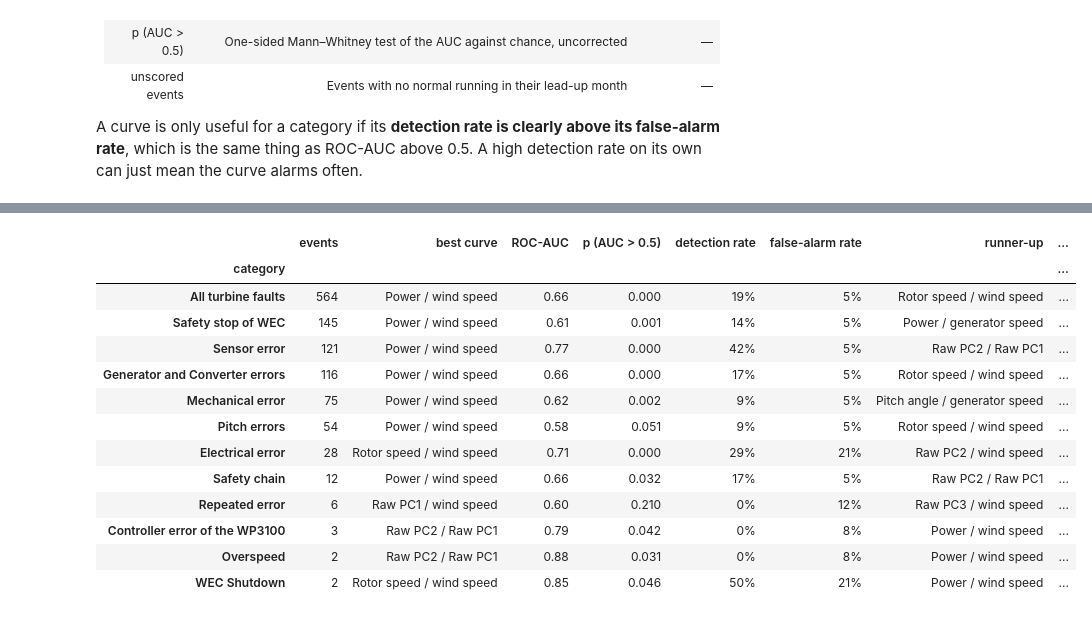
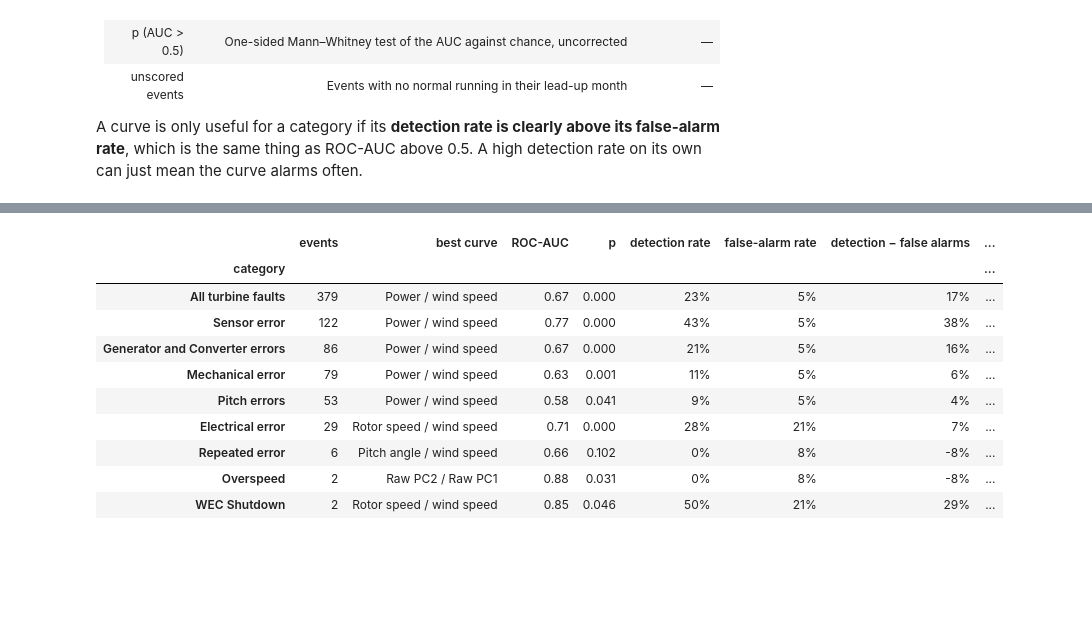
Before and after one commit to bacon274/windAnalysis, a Jupyter notebook: population_form_penmanshiel.ipynb, the cells around one changed output, grey strips where cells are left out. Drawn from its saved outputs; the diff is of its cells as text; code cells hidden in the pictures; blank space fills up the shorter version.

```diff
--- a/population_form_penmanshiel.ipynb
+++ b/population_form_penmanshiel.ipynb
@@ -907,20 +912,30 @@ BENCH_STEP = 1                        # days between novelty checks (1 = a check
 BENCH_FILTER = "Normal operation only"  # only normal running is scored: stops, derates, warnings, restarts excluded
 BENCH_LEAD_DAYS = 30                  # an event counts as detected if any check in this many days before it alarms
 BENCH_MERGE_HOURS = 24                # turbine-fault stops this close to the previous one are one event
-BENCH_PERIOD = "test"
+BENCH_MIN_CONFIDENCE = "Medium"       # fault labels: stops at or above this vote confidence (pm.fault_stop_confidence); "Low" = all
+BENCH_EXCLUDE_CATEGORIES = ["Safety stop of WEC", "Safety chain"]  # not used as fault labels (mostly storm or on-site stops)
+BENCH_PERIOD = "test"                 # a SPLIT name ("test" = Jun 2020 to the end), or "all" = from commercial operation (Sep 2016)
 BENCH_FILE = pm.DATA_DIR / "analysis" / "form_benchmark_samewin60.parquet"
 RECOMPUTE = False                     # True: rebuild even if a matching saved result exists
 
-_a, _b = (int(gp_days.searchsorted(pd.Timestamp(s))) for s in SPLIT[BENCH_PERIOD])
+_period = ((pm.COMMERCIAL_OPERATION, gp_days[-1] + pd.Timedelta("1D")) if BENCH_PERIOD == "all"
+           else SPLIT[BENCH_PERIOD])
+_a, _b = (int(gp_days.searchsorted(pd.Timestamp(s))) for s in _period)
 bench_checks = np.arange(max(BENCH_W - 1, _a - BENCH_LEAD_DAYS), _b, BENCH_STEP)  # window-end days scored
 _settings = json.dumps(dict(curves=[GP_CURVES[gp_curve(*GP_PRESETS[c])] for c in BENCH_CURVES], W=BENCH_W,
-                            step=BENCH_STEP, filter=BENCH_FILTER, first=int(bench_checks[0]), last=int(bench_checks[-1]),
+                            step=BENCH_STEP, filter=BENCH_FILTER, period=BENCH_PERIOD, first=int(bench_checks[0]), last=int(bench_checks[-1]),
                             n_win=GP_N_WIN, pct=GP_THRESHOLD_PCT, zcap=GP_Z_CAP, fill=GP_MIN_FILL), default=str)
 _meta = BENCH_FILE.with_suffix(".json")
 
-if not RECOMPUTE and BENCH_FILE.exists() and _meta.exists() and json.loads(_meta.read_text()) == json.loads(_settings):
+# A day's novelty doesn't depend on the period (the form uses the other turbines in the same window and the threshold
+# comes from the whole record), so a saved run covering a longer stretch is reused and sliced to the checks needed.
+_core = lambda d: {k: v for k, v in d.items() if k not in ("period", "first", "last")}
+_saved = json.loads(_meta.read_text()) if _meta.exists() else None
+if (not RECOMPUTE and BENCH_FILE.exists() and _saved is not None and _core(_saved) == _core(json.loads(_settings))
+        and _saved["first"] <= bench_checks[0] and _saved["last"] >= bench_checks[-1]):
     bench_nov = pd.read_parquet(BENCH_FILE)
-    print(f"Loaded {BENCH_FILE.name}: {len(bench_nov):,} turbine-day checks")
+    bench_nov = bench_nov[bench_nov["day"].isin(bench_checks)].reset_index(drop=True)
+    print(f"Loaded {BENCH_FILE.name} ({_saved.get('period', '?')} period), using {len(bench_nov):,} turbine-day checks")
 else:
     t_all, rows = time.time(), []
     for curve_name in BENCH_CURVES:
@@ -1185,37 +1307,56 @@ False-alarm rate (share of quiet months with an alarm), by curve: {'Power / wind
 # %%
-# Best state curve for each fault category: highest ROC-AUC, with the runner-up for comparison.
+# Best state curve for each fault category, by ROC-AUC and by detection rate, with the runner-up for comparison.
+from scipy.stats import fisher_exact
+
 BEST_MIN_EVENTS = 10   # categories with fewer scored events are listed but flagged as too small to judge
 
 
-def best_curves(table, by):
+def best_curves(table, by, metric="ROC-AUC"):
+    """Top curve per level of `by` by `metric`.
+
+    Significance: for ROC-AUC, the one-sided Mann-Whitney p (AUC > 0.5). For detection rate, a one-sided Fisher
+    exact test that the detection rate exceeds the false-alarm rate (events vs quiet months alarming in the month).
+    """
     rows = []
     for lvl, g in table.groupby(level=by, sort=False):
-        g = g.droplevel(by).sort_values("ROC-AUC", ascending=False)
+        g = g.droplevel(by).sort_values([metric, "ROC-AUC"], ascending=False)
+        if g["events"].max() == 0:
+            continue  # no scored events in this category
         top, second = g.iloc[0], g.iloc[1]
+        if metric == "ROC-AUC":
+            p = top["p (AUC > 0.5)"]
+        else:
+            p = fisher_exact([[int(top.TP), int(top.FN)], [int(top.FP), int(top.TN)]], alternative="greater").pvalue
         n = int(top["events"])
-        verdict = ("too few events" if n < BEST_MIN_EVENTS
-                   else "significant" if top["p (AUC > 0.5)"] < 0.05 else "not significant")
-        rows.append({by: lvl, "events": n, "best curve": g.index[0], "ROC-AUC": top["ROC-AUC"],
-                     "p (AUC > 0.5)": top["p (AUC > 0.5)"], "detection rate": top["detection rate"],
-                     "false-alarm rate": top["false-alarm rate"], "runner-up": g.index[1],
-                     "runner-up AUC": second["ROC-AUC"], "verdict": verdict})
+        verdict = "too few events" if n < BEST_MIN_EVENTS else "significant" if p < 0.05 else "not significant"
+        rows.append({by: lvl, "events": n, "best curve": g.index[0], metric: top[metric], "p": p,
+                     **({"ROC-AUC": top["ROC-AUC"]} if metric != "ROC-AUC" else {}),
+                     "detection rate": top["detection rate"], "false-alarm rate": top["false-alarm rate"],
+                     "detection − false alarms": top["detection rate"] - top["false-alarm rate"],
+                     "runner-up": g.index[1], f"runner-up {metric}": second[metric], "verdict": verdict})
     out = pd.DataFrame(rows).set_index(by)
+    out = out.loc[:, ~out.columns.duplicated()]
     first = out.loc[["All turbine faults"]] if "All turbine faults" in out.index else out.iloc[:0]
     return pd.concat([first, out.drop(index="All turbine faults", errors="ignore").sort_values("events", ascending=False)])
 
 
 def _style_best(df):
     shade = {"significant": "background-color: #cde2fb", "not significant": "", "too few events": "color: #9a9993"}
-    return (df.style.format({"ROC-AUC": "{:.2f}", "runner-up AUC": "{:.2f}", "p (AUC > 0.5)": "{:.3f}",
-                             "detection rate": "{:.0%}", "false-alarm rate": "{:.0%}"})
+    pct = {c: "{:.0%}" for c in df.columns if "rate" in c or c.startswith("detection")}
+    num = {c: "{:.2f}" for c in df.columns if "AUC" in c}
+    return (df.style.format(pct | num | {"p": "{:.3f}"})
             .apply(lambda r: [shade[r["verdict"]]] * len(r), axis=1)
             .set_properties(subset=["best curve"], **{"font-weight": "bold"}))
 
 
+note = (f"(blue: significant, p < 0.05; grey: fewer than {BEST_MIN_EVENTS} events, too few to judge)")
+for metric, explain in [("ROC-AUC", "highest ROC-AUC; p tests AUC > 0.5"),
+                        ("detection rate", "highest share of events with an alarm in the month before; p tests "
+                                           "detection rate > false-alarm rate")]:
+    print(f"\nBest curve per fault category by {metric}: {explain} {note}")
+    display(_style_best(best_curves(by_category, "category", metric)))
+    print(f"Best curve per event length by {metric}")
+    display(_style_best(best_curves(by_length, "length", metric)))
 best_by_category = best_curves(by_category, "category")
-print("Best curve per fault category (blue: AUC significantly above 0.5; grey: fewer than "
-      f"{BEST_MIN_EVENTS} events, too few to judge)")
-display(_style_best(best_by_category))
-print("\nBest curve per event length")
-display(_style_best(best_curves(by_length, "length")))
+best_detection_by_category = best_curves(by_category, "category", "detection rate")
 # %% [output]
@@ -1223,14 +1364,11 @@ Best curve per fault category (blue: AUC significantly above 0.5; grey: fewer th
-|  | events | best curve | ROC-AUC | p (AUC > 0.5) | detection rate | false-alarm rate | runner-up | ... |
+|  | events | best curve | ROC-AUC | p | detection rate | false-alarm rate | detection − false alarms | ... |
 | category |  |  |  |  |  |  |  | ... |
-| All turbine faults | 564 | Power / wind speed | 0.66 | 0.000 | 19% | 5% | Rotor speed / wind speed | ... |
-| Safety stop of WEC | 145 | Power / wind speed | 0.61 | 0.001 | 14% | 5% | Power / generator speed | ... |
-| Sensor error | 121 | Power / wind speed | 0.77 | 0.000 | 42% | 5% | Raw PC2 / Raw PC1 | ... |
-| Generator and Converter errors | 116 | Power / wind speed | 0.66 | 0.000 | 17% | 5% | Rotor speed / wind speed | ... |
-| Mechanical error | 75 | Power / wind speed | 0.62 | 0.002 | 9% | 5% | Pitch angle / generator speed | ... |
-| Pitch errors | 54 | Power / wind speed | 0.58 | 0.051 | 9% | 5% | Rotor speed / wind speed | ... |
-| Electrical error | 28 | Rotor speed / wind speed | 0.71 | 0.000 | 29% | 21% | Raw PC2 / wind speed | ... |
-| Safety chain | 12 | Power / wind speed | 0.66 | 0.032 | 17% | 5% | Raw PC2 / Raw PC1 | ... |
-| Repeated error | 6 | Raw PC1 / wind speed | 0.60 | 0.210 | 0% | 12% | Raw PC3 / wind speed | ... |
-| Controller error of the WP3100 | 3 | Raw PC2 / Raw PC1 | 0.79 | 0.042 | 0% | 8% | Power / wind speed | ... |
-| Overspeed | 2 | Raw PC2 / Raw PC1 | 0.88 | 0.031 | 0% | 8% | Power / wind speed | ... |
-| WEC Shutdown | 2 | Rotor speed / wind speed | 0.85 | 0.046 | 50% | 21% | Power / wind speed | ... |
+| All turbine faults | 379 | Power / wind speed | 0.67 | 0.000 | 23% | 5% | 17% | ... |
+| Sensor error | 122 | Power / wind speed | 0.77 | 0.000 | 43% | 5% | 38% | ... |
+| Generator and Converter errors | 86 | Power / wind speed | 0.67 | 0.000 | 21% | 5% | 16% | ... |
+| Mechanical error | 79 | Power / wind speed | 0.63 | 0.001 | 11% | 5% | 6% | ... |
+| Pitch errors | 53 | Power / wind speed | 0.58 | 0.041 | 9% | 5% | 4% | ... |
+| Electrical error | 29 | Rotor speed / wind speed | 0.71 | 0.000 | 28% | 21% | 7% | ... |
+| Repeated error | 6 | Pitch angle / wind speed | 0.66 | 0.102 | 0% | 8% | -8% | ... |
+| Overspeed | 2 | Raw PC2 / Raw PC1 | 0.88 | 0.031 | 0% | 8% | -8% | ... |
+| WEC Shutdown | 2 | Rotor speed / wind speed | 0.85 | 0.046 | 50% | 21% | 29% | ... |
```
Also changed, not shown: parts of 12 cells of this notebook, 3 other files.
